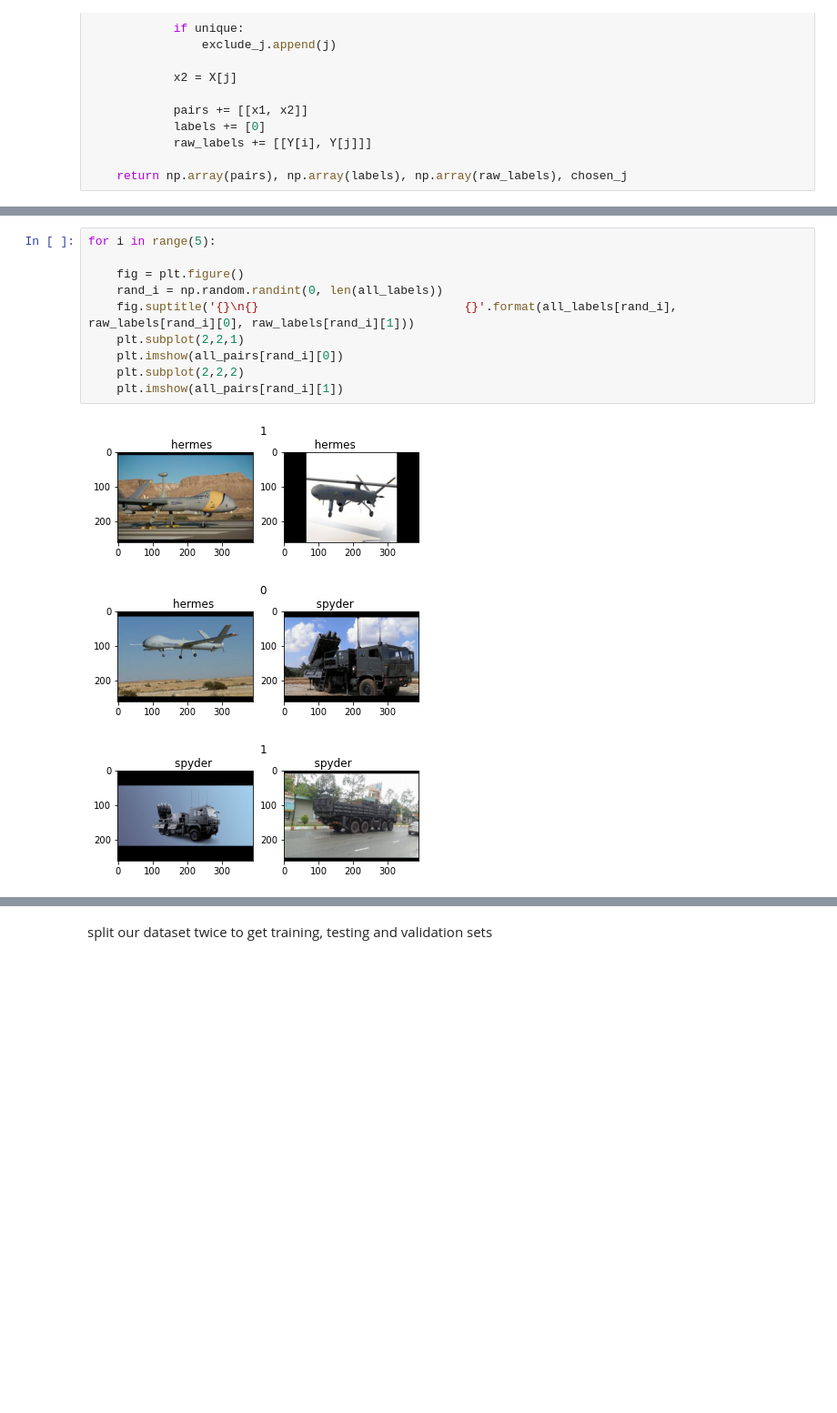
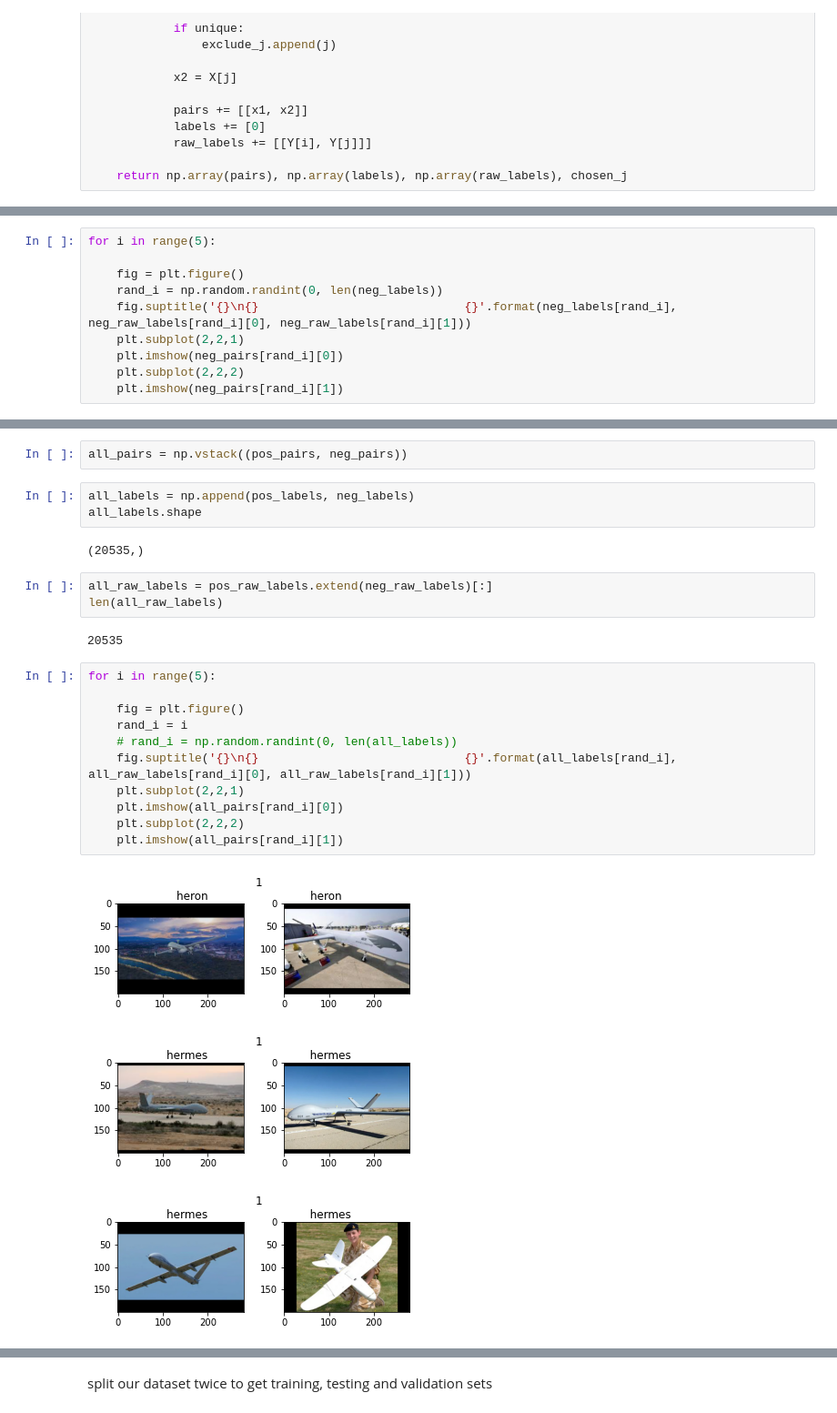
Before and after one commit to beetee17/few_shot_learning, a Jupyter notebook: main/missile.ipynb, the cells around one changed output, grey strips where cells are left out. Shown at 91% size. Cells and saved outputs as stored; diff of their text form; blank space fills up the shorter version.

```diff
--- a/main/missile.ipynb
+++ b/main/missile.ipynb
@@ -384,0 +485,10 @@ saved raw_labels to /preprocess/raw_labels.h5!
+# %%
+for i in range(5):
+
+    fig = plt.figure()
+    rand_i = np.random.randint(0, len(neg_labels))
+    fig.suptitle('{}\n{}                             {}'.format(neg_labels[rand_i], neg_raw_labels[rand_i][0], neg_raw_labels[rand_i][1]))
+    plt.subplot(2,2,1)
+    plt.imshow(neg_pairs[rand_i][0])
+    plt.subplot(2,2,2)
+    plt.imshow(neg_pairs[rand_i][1])
@@ -385,14 +501,27 @@ saved raw_labels to /preprocess/raw_labels.h5!
+# %%
+all_pairs = np.vstack((pos_pairs, neg_pairs))
+# %%
+all_labels = np.append(pos_labels, neg_labels)
+all_labels.shape
+# %% [output]
+(20535,)
+# %%
+all_raw_labels = pos_raw_labels.extend(neg_raw_labels)[:]
+len(all_raw_labels)
+# %% [output]
+20535
 # %%
 for i in range(5):
 
     fig = plt.figure()
-    rand_i = np.random.randint(0, len(all_labels))
-    fig.suptitle('{}\n{}                             {}'.format(all_labels[rand_i], raw_labels[rand_i][0], raw_labels[rand_i][1]))
+    rand_i = i
+    # rand_i = np.random.randint(0, len(all_labels))
+    fig.suptitle('{}\n{}                             {}'.format(all_labels[rand_i], all_raw_labels[rand_i][0], all_raw_labels[rand_i][1]))
     plt.subplot(2,2,1)
     plt.imshow(all_pairs[rand_i][0])
     plt.subplot(2,2,2)
     plt.imshow(all_pairs[rand_i][1])
 # %% [output]
-[figure, old version]
+[figure, new version]
-[figure, old version]
+[figure, new version]
-[figure, old version]
+[figure, new version]
```
Also changed, not shown: parts of 40 cells of this notebook.
